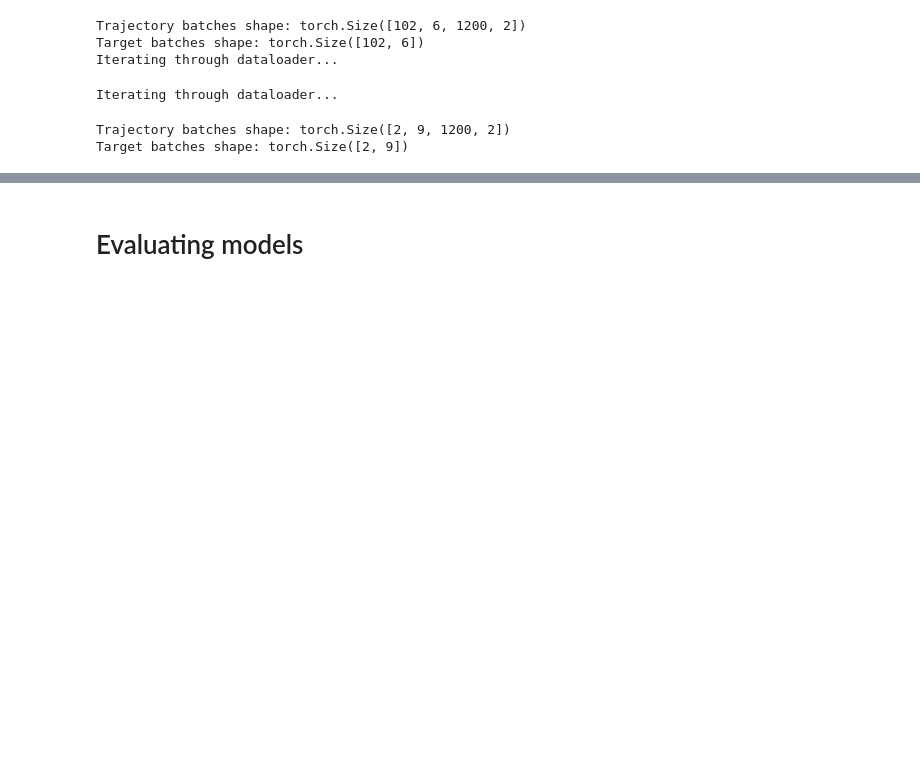
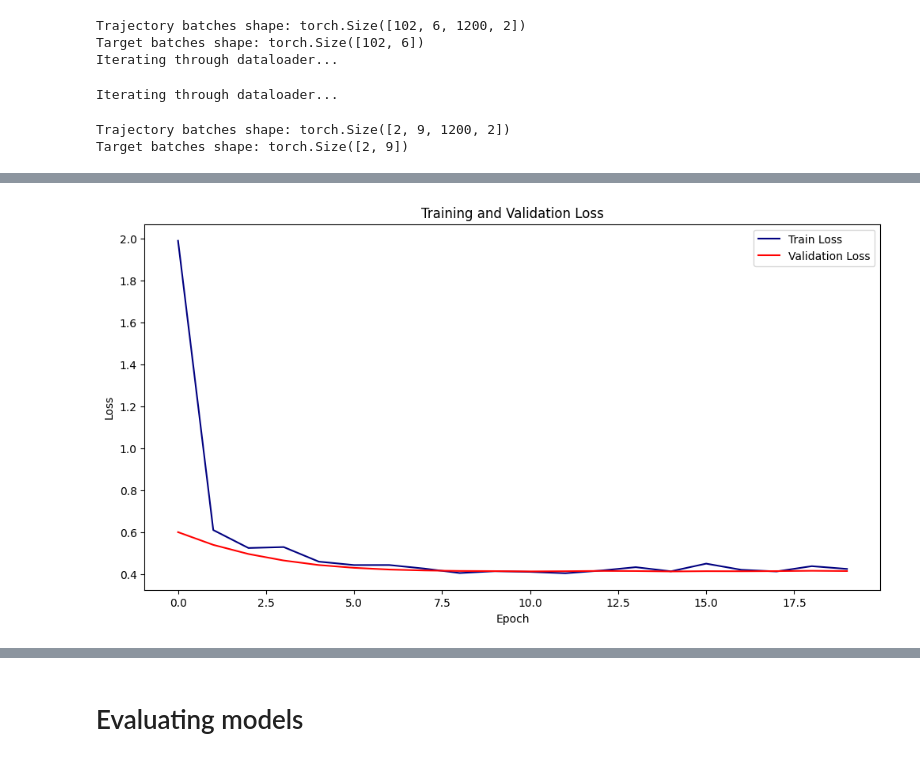
Before and after one commit to TomFiz/neuroforest, a Jupyter notebook: neuroforest-master/notebooks/analyze_trajectories.ipynb, the cells around one changed output, grey strips where cells are left out. Saved outputs shown, nothing was run; the diff lists cells and outputs as text; code cells hidden in the pictures; blank space fills up the shorter version.

```diff
--- a/neuroforest-master/notebooks/analyze_trajectories.ipynb
+++ b/neuroforest-master/notebooks/analyze_trajectories.ipynb
@@ -339,0 +395,11 @@ train(temporal_cnn, x_train, y_train, x_test, y_test, num_epochs=20, learning_ra
+# %%
+conv_params_1 = {"channels" : 32, "kernel_size": 20, "stride": 1}
+conv_params_2 = {"channels" : 64, "kernel_size": 10, "stride": 5}
+conv_params_3 = {"channels" : 128, "kernel_size": 10, "stride": 5}
+conv_params_4 = {"channels" : 256, "kernel_size": 5, "stride": 3}
+temporal_cnn_deep = TemporalCNN(seq_len, n_channels=2, conv_params_1=conv_params_1, conv_params_2=conv_params_2, conv_params_3=conv_params_3, conv_params_4=conv_params_4)
+torchsummary.summary(temporal_cnn_deep, (seq_len, 2))
+criterion = CustomMSELoss(lambda_var=2)
+train(temporal_cnn_deep, x_train, y_train, x_test, y_test, criterion = criterion, num_epochs=20, learning_rate=1e-03, monitor_gradients=True)
+# %% [output]
+[figure, added]
```
Also changed, not shown: parts of 23 cells of this notebook, 1 other file.
